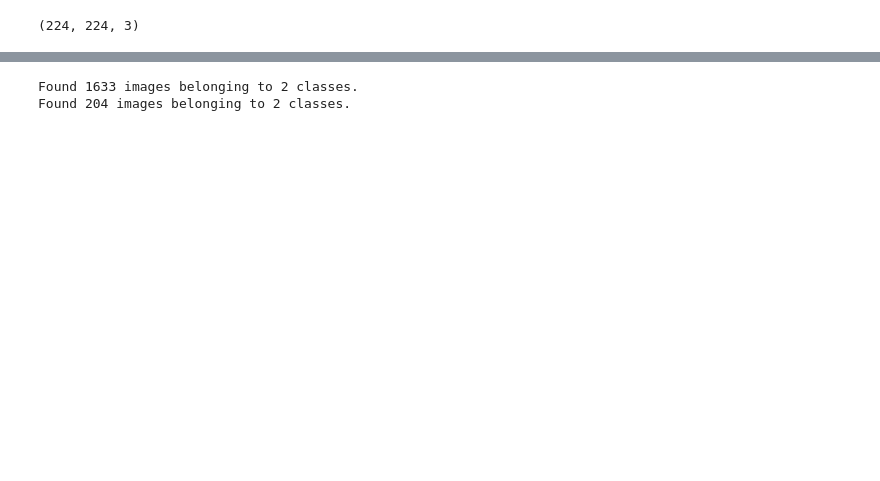
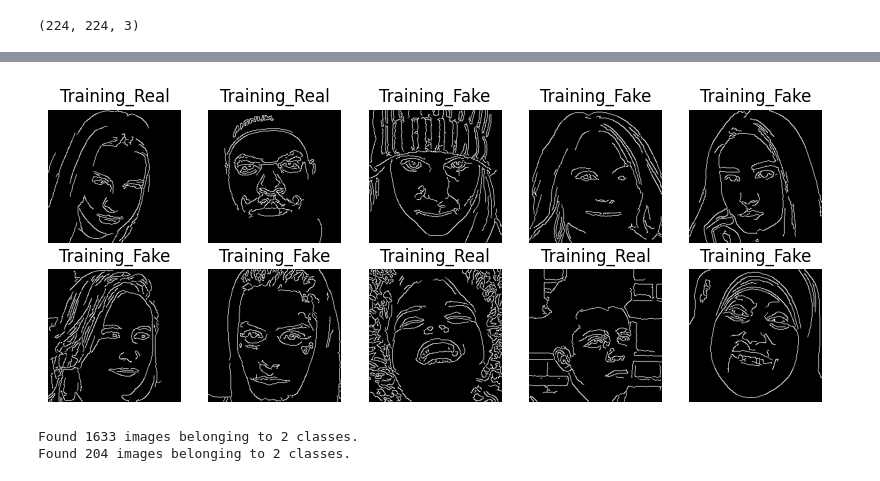
Before and after one commit to bulutirm/RealAndFakeFaceDetection, a Jupyter notebook: Real_and_Fake_Face_Detection.ipynb, the cells around one changed output, grey strips where cells are left out. Saved outputs shown, nothing was run; the diff lists cells and outputs as text; code cells hidden in the pictures; blank space fills up the shorter version.

```diff
--- a/Real_and_Fake_Face_Detection.ipynb
+++ b/Real_and_Fake_Face_Detection.ipynb
@@ -74,8 +95,10 @@ print(input_shape)
 # %%
 def visualize_img(image_batch, label_batch):
+  random_images = np.random.choice(len(image_batch), size=10, replace=False)
+
   plt.figure(figsize=(10,10))
-  for n in range(10):
+  for n, random_image in enumerate(random_images, start=0):
     ax = plt.subplot(5,5,n+1)
-    plt.imshow(image_batch[n])
+    plt.imshow(cv2.cvtColor(image_batch[n], cv2.COLOR_BGR2RGB))
     plt.title(np.array(list(waste_labels.keys()))[to_categorical(labels, num_classes=2)[n]==1][0].title())
     plt.axis('off')
@@ -82,3 +109,7 @@ def visualize_img(image_batch, label_batch):
+# %%
+visualize_img(x, labels)
+# %% [output]
+[figure, added]
 # %%
 #Train veri seti için bir generator tanımlıyoruz
 train = ImageDataGenerator(horizontal_flip = True,
```
Also changed, not shown: parts of 17 cells of this notebook.
